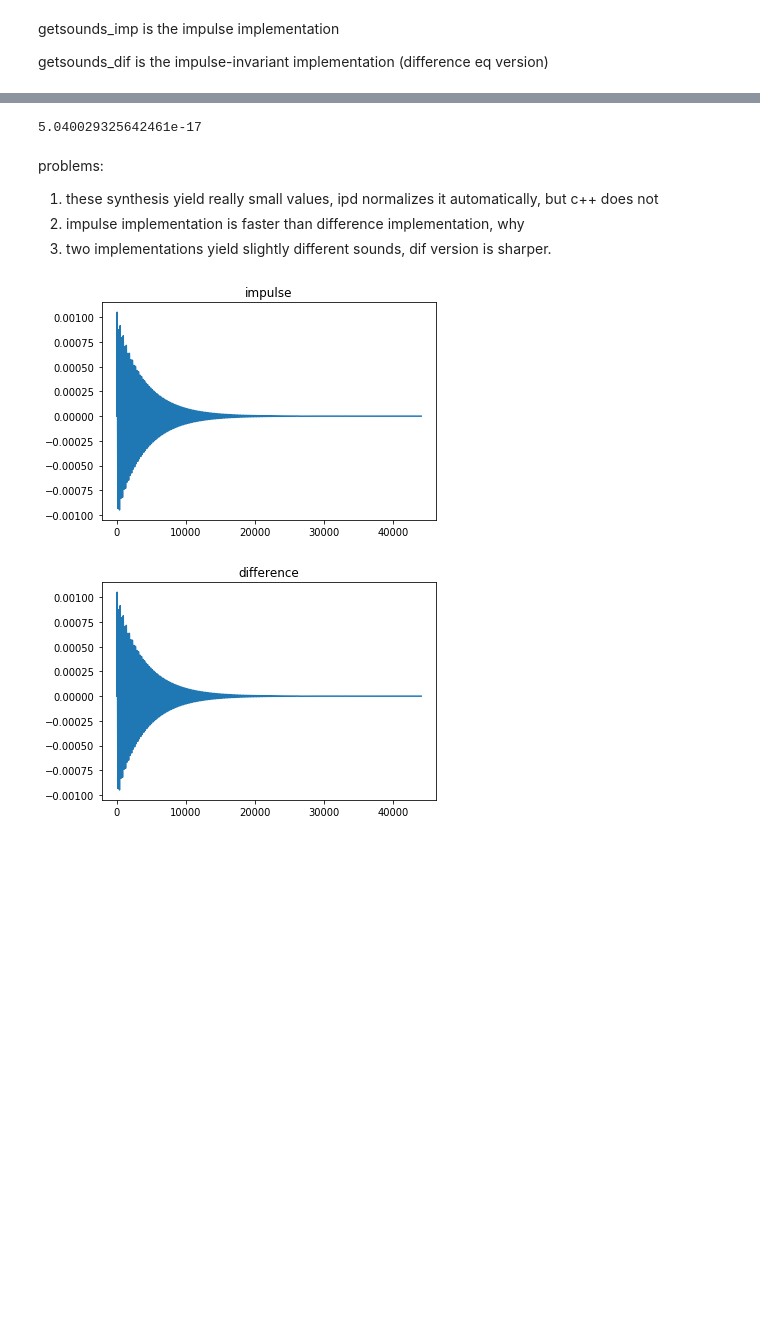
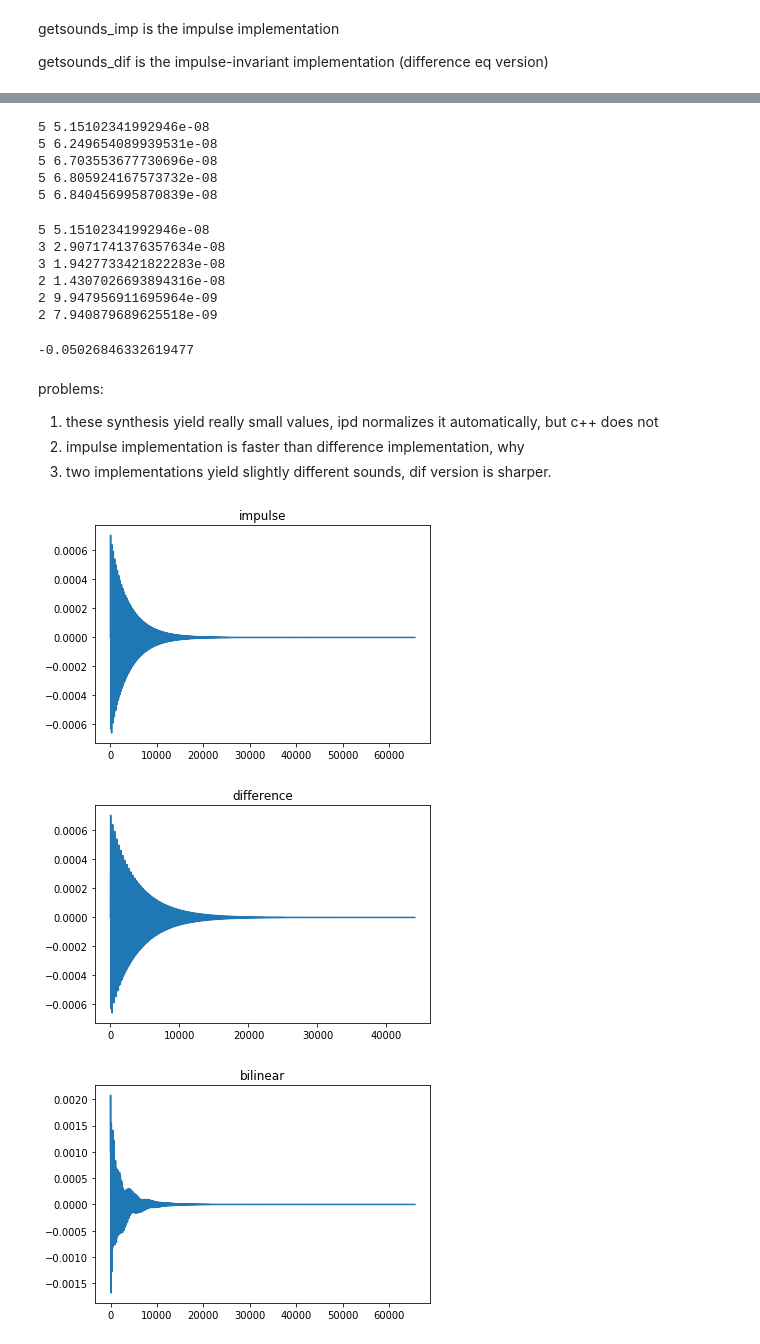
Before and after one commit to lylyhan/wave2shape, a Jupyter notebook: notebooks/forplugin.ipynb, the cells around one changed output, grey strips where cells are left out. Saved outputs shown, nothing was run; the diff lists cells and outputs as text; code cells hidden in the pictures; blank space fills up the shorter version.

```diff
--- a/notebooks/forplugin.ipynb
+++ b/notebooks/forplugin.ipynb
@@ -9,7 +9,7 @@ getsounds_imp is the impulse implementation
 
 getsounds_dif is the impulse-invariant implementation (difference eq version)
 # %%
-w11=200 * 2 * np.pi #range 200hz-1200hz
+w11=300 * 2 * np.pi #range 200hz-1200hz
 tau11 = 0.09 #range 0.01-0.3
 p = 0.3 #how round the sound is, smaller the rougher(metal), range 0-0.3
 D = 0.3 #inharmonicity in smaller values, range 0-10
@@ -32 +32,6 @@ ipd.Audio(y_dif,rate=sr)
 [interactive output not drawn]
+# %%
+start_time = time.time()
+y_bil = ftm.getsounds_bil(10,10,w11,tau11,p,D,alpha,sr)
+print("--- %s seconds ---" % (time.time() - start_time))
+ipd.Audio(y_bil,rate=sr)
@@ -33,7 +49,32 @@ ipd.Audio(y_dif,rate=sr)
+# %%
+w11 = np.array([100,200,300,400,600,800])*2*np.pi
+tau = np.array([0.01,0.03,0.1,0.2,0.3])
+for t in tau:
+    y_bil = ftm.getsounds_bil(10,10,w11[0],t,p*2,D,alpha*0.8,sr)
+    print(np.argmax(y_bil),max(y_bil))
+# %% [output]
+5 5.15102341992946e-08
+5 6.249654089939531e-08
+5 6.703553677730696e-08
+5 6.805924167573732e-08
+5 6.840456995870839e-08
+# %%
+w11 = np.array([100,200,300,400,600,800])*2*np.pi
+tau = np.array([0.01,0.03,0.1,0.2,0.3])
+for w in w11:
+    y_bil = ftm.getsounds_bil(10,10,w,tau[0],p*2,D,alpha*0.8,sr)
+    print(np.argmax(y_bil),max(y_bil))
+# %% [output]
+5 5.15102341992946e-08
+3 2.9071741376357634e-08
+3 1.9427733421822283e-08
+2 1.4307026693894316e-08
+2 9.947956911695964e-09
+2 7.940879689625518e-09
 # %%
 np.sum(np.array(y)-np.array(y_dif))
 # %% [output]
-5.040029325642461e-17
+-0.05026846332619477
 # %% [markdown]
 problems:
 1. these synthesis yield really small values, ipd normalizes it automatically, but c++ does not
@@ -42,10 +83,14 @@ problems:
 # %%
 plt.plot(range(len(y)),y)
 plt.title('impulse')
 plt.figure(2)
 plt.plot(range(len(y_dif)),y_dif)
 plt.title('difference')
+plt.figure(3)
+plt.plot(range(len(y_bil)),y_bil)
+plt.title('bilinear')
 plt.show()
 # %% [output]
-[figure, old version]
+[figure, new version]
-[figure, old version]
+[figure, new version]
+[figure, added]
```
Also changed, not shown: parts of 4 cells of this notebook, 1 other file.
